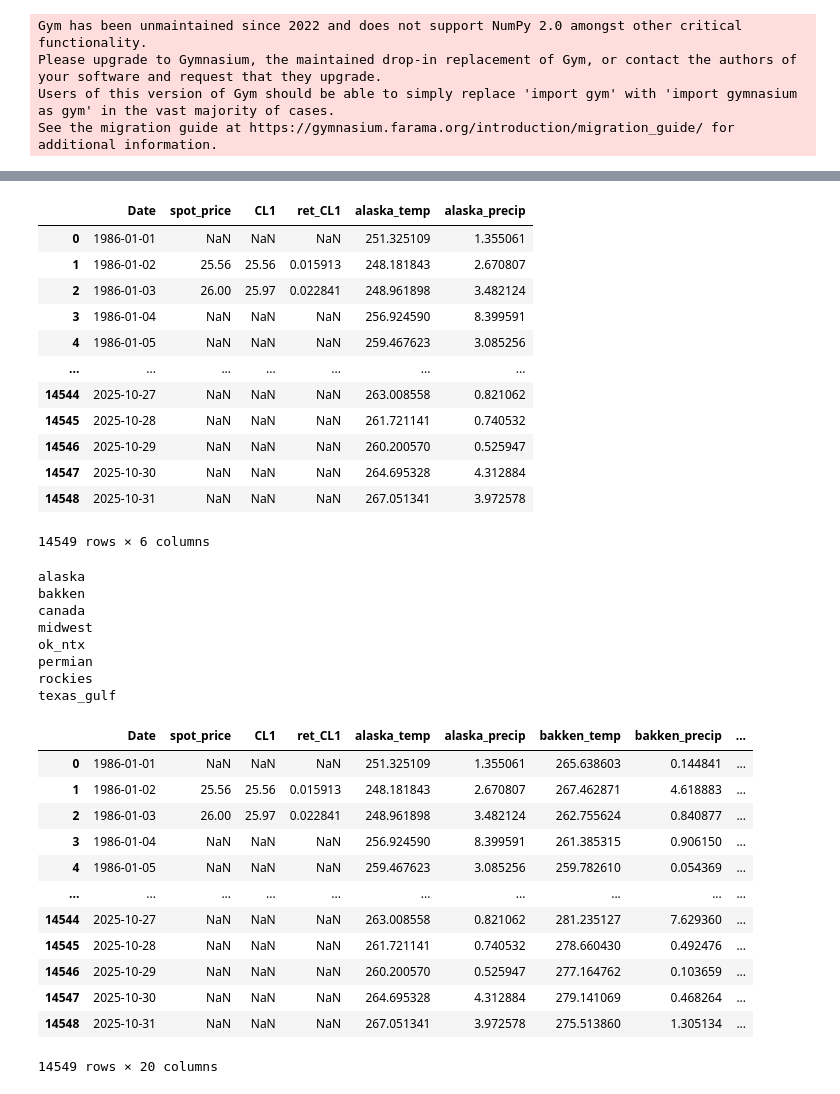
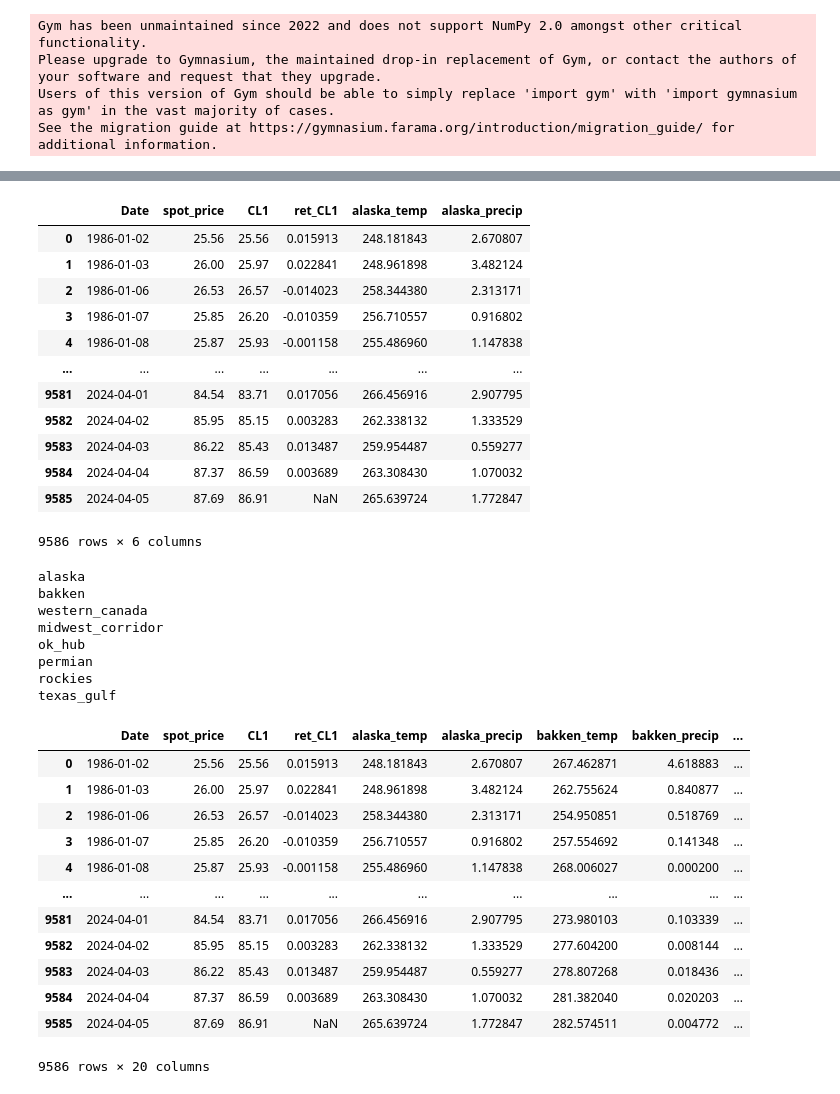
Before and after one commit to ehersch/CS238_Project, a Jupyter notebook: src/q_learning_playground.ipynb, the cells around one changed output, grey strips where cells are left out. Drawn from its saved outputs; the diff is of its cells as text; code cells hidden in the pictures.

Commit message:
Use processed data in code

```diff
--- a/src/q_learning_playground.ipynb
+++ b/src/q_learning_playground.ipynb
@@ -21,12 +37,10 @@ def create_merged_df(contract_type):
 # %%
 def add_pipeline_weather_data(df, location):
-  loc_df = pd.read_csv(f"/Users/ethanhersch/Documents/Documents/Stanford/CS238/FinalProject/CS238_Project/data/weather_data/incoming_pipeline/pipeline_{location}_dailyaggr.csv")
+  loc_df = pd.read_csv(f"/Users/ethanhersch/Documents/Documents/Stanford/CS238/FinalProject/CS238_Project/data/processed_data/incoming/{location}_incoming.csv")
 
-  loc_df = loc_df.drop(columns=["system:index", ".geo"])
-  loc_df = loc_df.rename(columns={"date": "Date"})
   loc_df = loc_df.rename(columns={"mean_temp_K": f"{location}_temp"})
   loc_df = loc_df.rename(columns={"total_precip_mm": f"{location}_precip"})
-  df = pd.merge(df, loc_df, on="Date", how="outer")
+  df = pd.merge(df, loc_df, on="Date", how="left") # use left merge to use dates from left df
   return df
 # %%
 df = create_merged_df(1)
@@ -34,48 +48,48 @@ loc_df = add_pipeline_weather_data(df, "alaska")
 loc_df
 # %% [output]
 |  | Date | spot_price | CL1 | ret_CL1 | alaska_temp | alaska_precip |
-| 0 | 1986-01-01 | NaN | NaN | NaN | 251.325109 | 1.355061 |
-| 1 | 1986-01-02 | 25.56 | 25.56 | 0.015913 | 248.181843 | 2.670807 |
-| 2 | 1986-01-03 | 26.00 | 25.97 | 0.022841 | 248.961898 | 3.482124 |
-| 3 | 1986-01-04 | NaN | NaN | NaN | 256.924590 | 8.399591 |
-| 4 | 1986-01-05 | NaN | NaN | NaN | 259.467623 | 3.085256 |
+| 0 | 1986-01-02 | 25.56 | 25.56 | 0.015913 | 248.181843 | 2.670807 |
+| 1 | 1986-01-03 | 26.00 | 25.97 | 0.022841 | 248.961898 | 3.482124 |
+| 2 | 1986-01-06 | 26.53 | 26.57 | -0.014023 | 258.344380 | 2.313171 |
+| 3 | 1986-01-07 | 25.85 | 26.20 | -0.010359 | 256.710557 | 0.916802 |
+| 4 | 1986-01-08 | 25.87 | 25.93 | -0.001158 | 255.486960 | 1.147838 |
 | ... | ... | ... | ... | ... | ... | ... |
-| 14544 | 2025-10-27 | NaN | NaN | NaN | 263.008558 | 0.821062 |
-| 14545 | 2025-10-28 | NaN | NaN | NaN | 261.721141 | 0.740532 |
-| 14546 | 2025-10-29 | NaN | NaN | NaN | 260.200570 | 0.525947 |
-| 14547 | 2025-10-30 | NaN | NaN | NaN | 264.695328 | 4.312884 |
-| 14548 | 2025-10-31 | NaN | NaN | NaN | 267.051341 | 3.972578 |
+| 9581 | 2024-04-01 | 84.54 | 83.71 | 0.017056 | 266.456916 | 2.907795 |
+| 9582 | 2024-04-02 | 85.95 | 85.15 | 0.003283 | 262.338132 | 1.333529 |
+| 9583 | 2024-04-03 | 86.22 | 85.43 | 0.013487 | 259.954487 | 0.559277 |
+| 9584 | 2024-04-04 | 87.37 | 86.59 | 0.003689 | 263.308430 | 1.070032 |
+| 9585 | 2024-04-05 | 87.69 | 86.91 | NaN | 265.639724 | 1.772847 |
-14549 rows × 6 columns
+9586 rows × 6 columns
 # %%
-locations = ["alaska", "bakken", "canada", "midwest", "ok_ntx", "permian", "rockies", "texas_gulf"]
+locations = ["alaska", "bakken", "western_canada", "midwest_corridor", "ok_hub", "permian", "rockies", "texas_gulf"]
 
 df = create_merged_df(1)
 for loc in locations:
   print(loc)
-  df = add_weather_data(df, loc)
+  df = add_pipeline_weather_data(df, loc)
 
 df
 # %% [output]
 alaska
 bakken
-canada
-midwest
-ok_ntx
+western_canada
+midwest_corridor
+ok_hub
 permian
 rockies
 texas_gulf
 |  | Date | spot_price | CL1 | ret_CL1 | alaska_temp | alaska_precip | bakken_temp | bakken_precip | ... |
-| 0 | 1986-01-01 | NaN | NaN | NaN | 251.325109 | 1.355061 | 265.638603 | 0.144841 | ... |
-| 1 | 1986-01-02 | 25.56 | 25.56 | 0.015913 | 248.181843 | 2.670807 | 267.462871 | 4.618883 | ... |
-| 2 | 1986-01-03 | 26.00 | 25.97 | 0.022841 | 248.961898 | 3.482124 | 262.755624 | 0.840877 | ... |
-| 3 | 1986-01-04 | NaN | NaN | NaN | 256.924590 | 8.399591 | 261.385315 | 0.906150 | ... |
-| 4 | 1986-01-05 | NaN | NaN | NaN | 259.467623 | 3.085256 | 259.782610 | 0.054369 | ... |
+| 0 | 1986-01-02 | 25.56 | 25.56 | 0.015913 | 248.181843 | 2.670807 | 267.462871 | 4.618883 | ... |
+| 1 | 1986-01-03 | 26.00 | 25.97 | 0.022841 | 248.961898 | 3.482124 | 262.755624 | 0.840877 | ... |
+| 2 | 1986-01-06 | 26.53 | 26.57 | -0.014023 | 258.344380 | 2.313171 | 254.950851 | 0.518769 | ... |
+| 3 | 1986-01-07 | 25.85 | 26.20 | -0.010359 | 256.710557 | 0.916802 | 257.554692 | 0.141348 | ... |
+| 4 | 1986-01-08 | 25.87 | 25.93 | -0.001158 | 255.486960 | 1.147838 | 268.006027 | 0.000200 | ... |
 | ... | ... | ... | ... | ... | ... | ... | ... | ... | ... |
-| 14544 | 2025-10-27 | NaN | NaN | NaN | 263.008558 | 0.821062 | 281.235127 | 7.629360 | ... |
-| 14545 | 2025-10-28 | NaN | NaN | NaN | 261.721141 | 0.740532 | 278.660430 | 0.492476 | ... |
-| 14546 | 2025-10-29 | NaN | NaN | NaN | 260.200570 | 0.525947 | 277.164762 | 0.103659 | ... |
-| 14547 | 2025-10-30 | NaN | NaN | NaN | 264.695328 | 4.312884 | 279.141069 | 0.468264 | ... |
-| 14548 | 2025-10-31 | NaN | NaN | NaN | 267.051341 | 3.972578 | 275.513860 | 1.305134 | ... |
+| 9581 | 2024-04-01 | 84.54 | 83.71 | 0.017056 | 266.456916 | 2.907795 | 273.980103 | 0.103339 | ... |
+| 9582 | 2024-04-02 | 85.95 | 85.15 | 0.003283 | 262.338132 | 1.333529 | 277.604200 | 0.008144 | ... |
+| 9583 | 2024-04-03 | 86.22 | 85.43 | 0.013487 | 259.954487 | 0.559277 | 278.807268 | 0.018436 | ... |
+| 9584 | 2024-04-04 | 87.37 | 86.59 | 0.003689 | 263.308430 | 1.070032 | 281.382040 | 0.020203 | ... |
+| 9585 | 2024-04-05 | 87.69 | 86.91 | NaN | 265.639724 | 1.772847 | 282.574511 | 0.004772 | ... |
-14549 rows × 20 columns
+9586 rows × 20 columns
 # %%
 def add_producing_weather_data(df, location):
```
Also changed, not shown: parts of 5 cells of this notebook, 1 other file.
